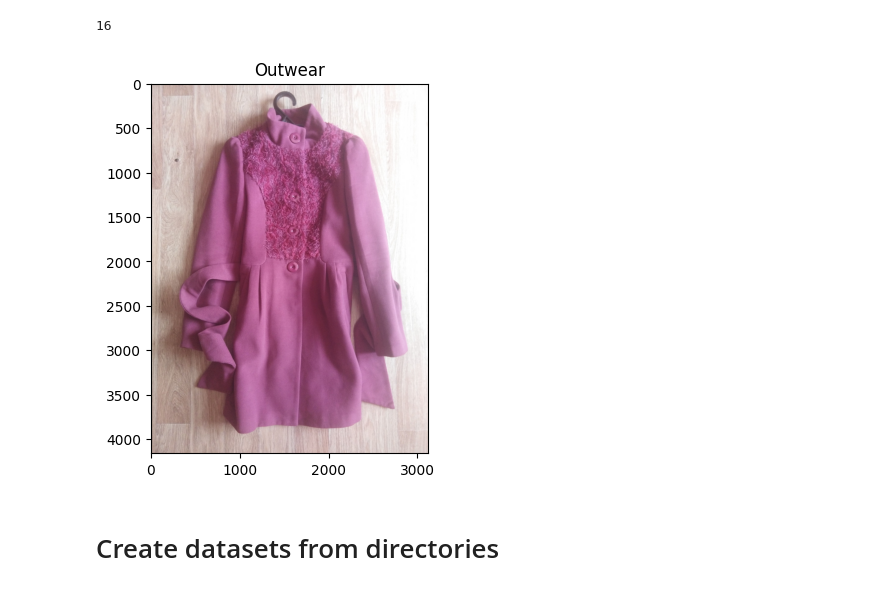
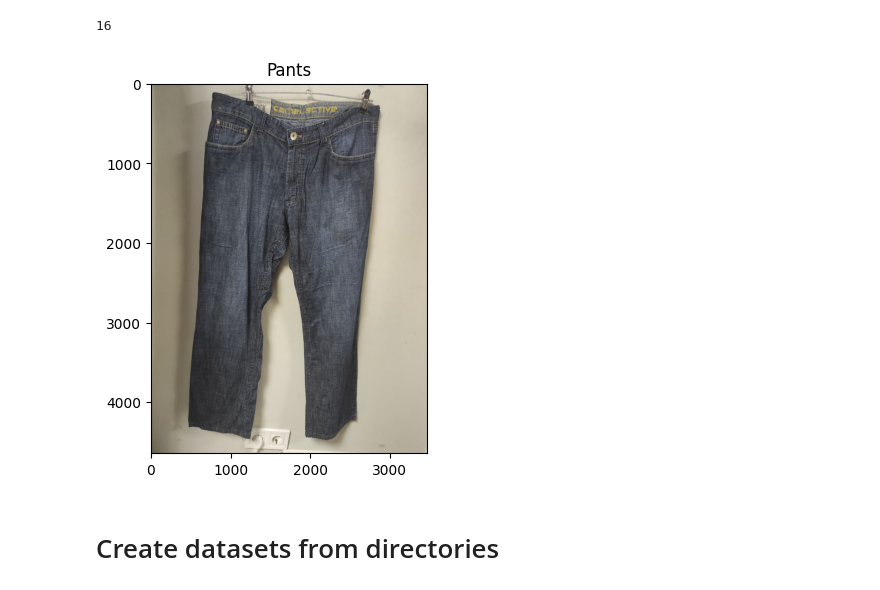
Before and after one commit to apolyeti/sparkfit-backend, a Jupyter notebook: tools/notebooks/multiclassification.ipynb, the cells around one changed output. Drawn from its saved outputs; the diff is of its cells as text; code cells hidden in the pictures.

```diff
--- a/tools/notebooks/multiclassification.ipynb
+++ b/tools/notebooks/multiclassification.ipynb
@@ -124,9 +124,9 @@ def visualize_random_image(target_dir, target_class):
     plt.title(target_class)
     plt.imshow(img)
 # %%
-visualize_random_image('../data/preprocessed/test/', 'Outwear')
+visualize_random_image('../data/preprocessed/test/', 'Pants')
 # %% [output]
-[figure, old version]
+[figure, new version]
 # %% [markdown]
 # Create datasets from directories
 # %%
```
Also changed, not shown: parts of 9 cells of this notebook, 3 other files.
